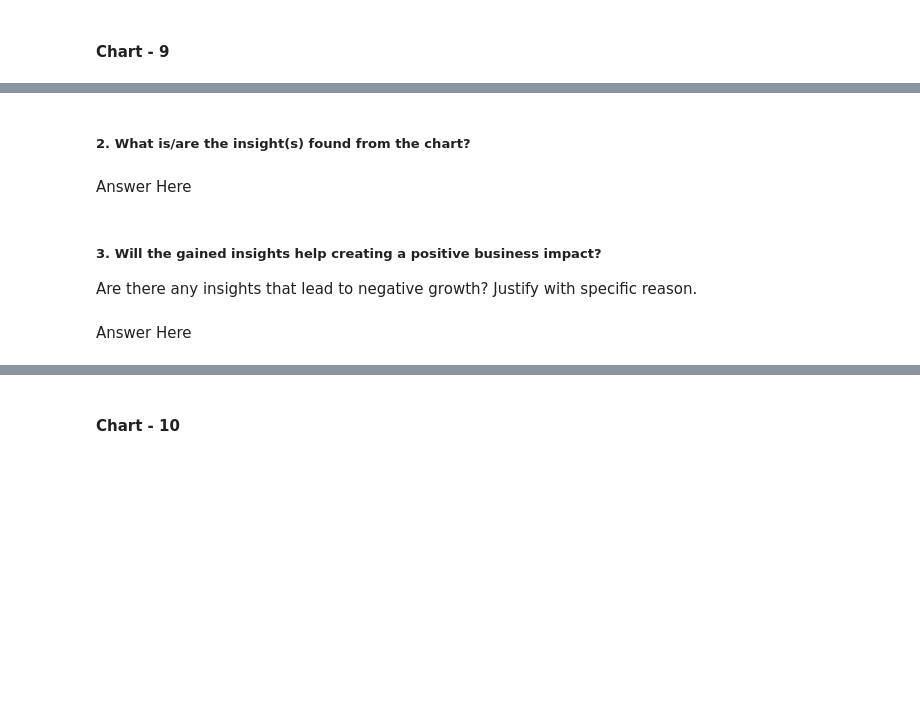
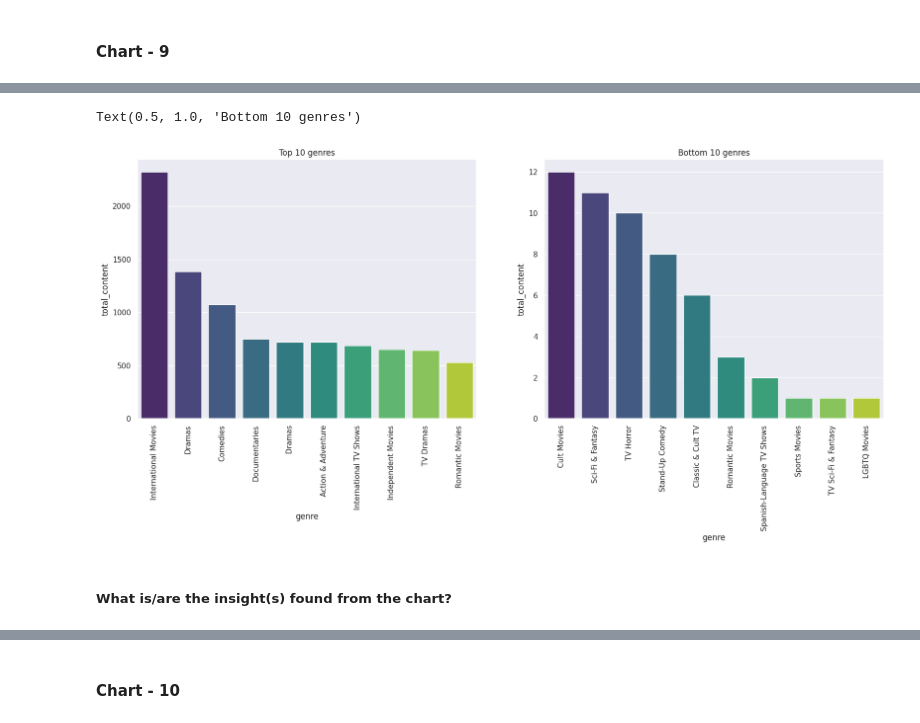
Before and after one commit to sidpatondikar/Capstone-Netflix-Movies-and-TV-Shows-Clustering, a Jupyter notebook: Netflix_movies_tvshow_clustering_final.ipynb, the cells around one changed output, grey strips where cells are left out. Drawn from its saved outputs; the diff is of its cells as text; code cells hidden in the pictures; blank space fills up the shorter version.

```diff
--- a/Netflix_movies_tvshow_clustering_final.ipynb
+++ b/Netflix_movies_tvshow_clustering_final.ipynb
@@ -454,0 +479,5 @@ Answer Here.
+# %%
+#Creating new dataframe for genres
+genres = netflix_df['listed_in'].str.split(',',expand=True).stack()
+genres = genres.value_counts().reset_index().rename(columns={'index':'genre',0:'total_content'})
+genres
@@ -455,9 +498,18 @@ Answer Here.
+# %%
+# Top and bottom genres on Netflix
+plt.figure(figsize=(20,7))
+
+plt.subplot(1,2,1)
+sns.barplot(data=genres.head(10),x='genre',y='total_content',palette='viridis')
+plt.xticks(rotation=90)
+plt.title('Top 10 genres')
+
+plt.subplot(1,2,2)
+sns.barplot(data=genres.tail(10),x='genre',y='total_content', palette='viridis')
+plt.xticks(rotation=90)
+plt.title('Bottom 10 genres')
+# %% [output]
+Text(0.5, 1.0, 'Bottom 10 genres')
+[figure, added]
 # %% [markdown]
-##### 2. What is/are the insight(s) found from the chart?
+##### What is/are the insight(s) found from the chart?
-# %% [markdown]
-Answer Here
-# %% [markdown]
-##### 3. Will the gained insights help creating a positive business impact?
-Are there any insights that lead to negative growth? Justify with specific reason.
-# %% [markdown]
-Answer Here
```
Also changed, not shown: parts of 84 cells of this notebook.
